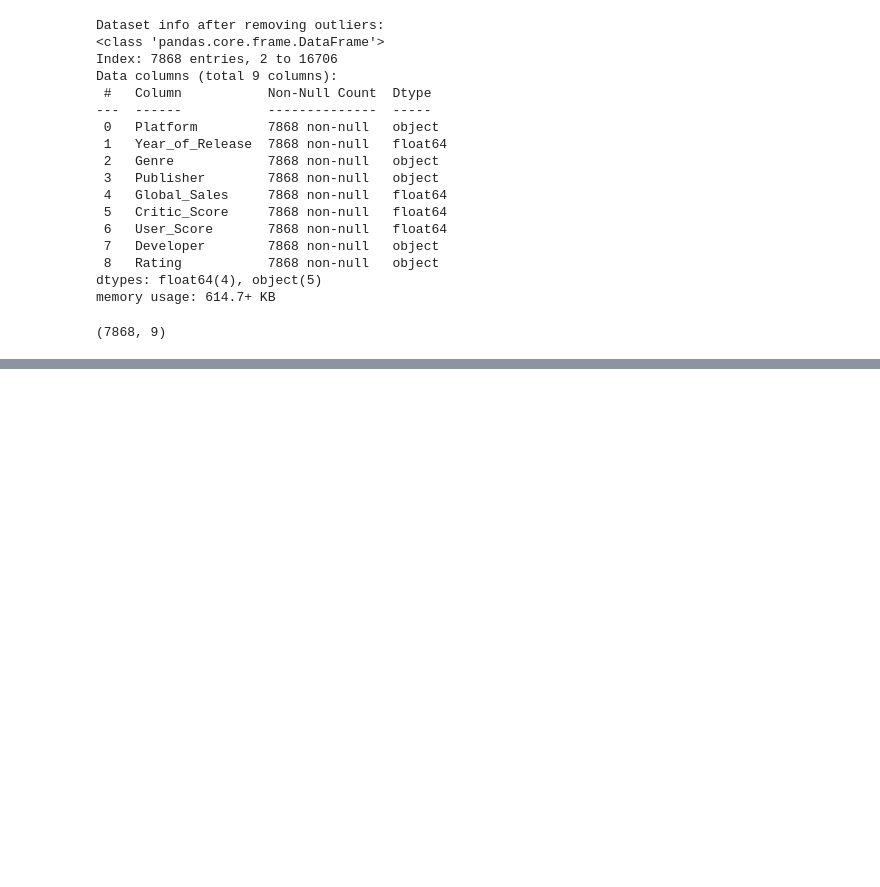
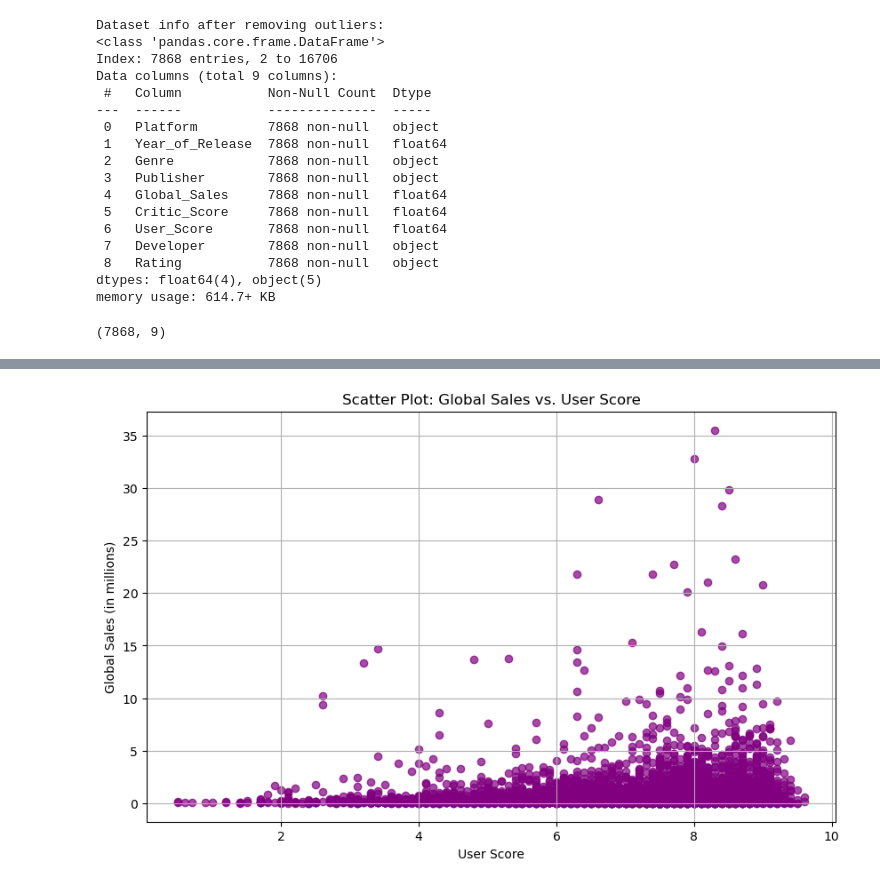
Before and after one commit to SahirHameed/Video-Game-Sales-Prediction, a Jupyter notebook: Video_Game_Sales_Prediction.ipynb, the cells around one changed output, grey strips where cells are left out. Cells and saved outputs as stored; diff of their text form; code cells hidden in the pictures; blank space fills up the shorter version.

```diff
--- a/Video_Game_Sales_Prediction.ipynb
+++ b/Video_Game_Sales_Prediction.ipynb
@@ -189,0 +233,10 @@ memory usage: 614.7+ KB
+# %%
+plt.figure(figsize=(10, 6))
+plt.scatter(df['User_Score'], df['Global_Sales'], alpha=0.7, color='purple')
+plt.title('Scatter Plot: Global Sales vs. User Score')
+plt.xlabel('User Score')
+plt.ylabel('Global Sales (in millions)')
+plt.grid(True)
+plt.show()
+# %% [output]
+[figure, added]
```
Also changed, not shown: parts of 12 cells of this notebook.
